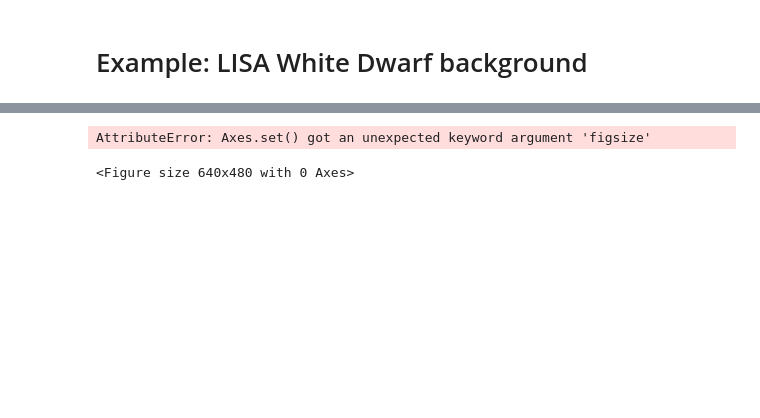
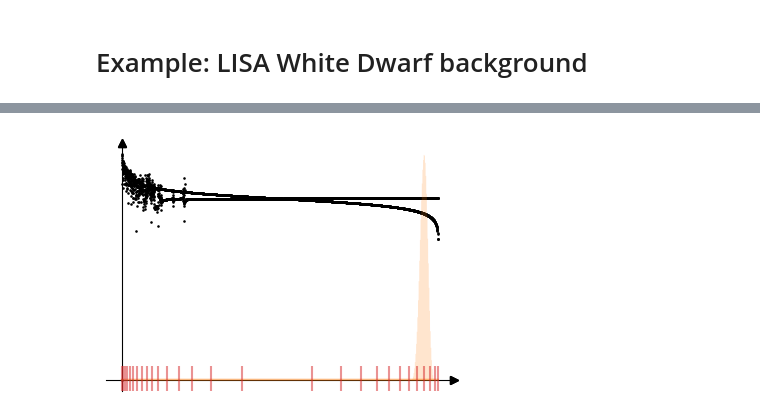
Before and after one commit to avivajpeyi/psline_psd, a Jupyter notebook: docs/examples/wdb_gw_background.ipynb, the cells around one changed output, grey strips where cells are left out. Cells and saved outputs as stored; diff of their text form; code cells hidden in the pictures; blank space fills up the shorter version.

```diff
--- a/docs/examples/wdb_gw_background.ipynb
+++ b/docs/examples/wdb_gw_background.ipynb
@@ -23,18 +55,19 @@ data.plot(x="time", y="strain");
 # %%
-from pspline_psd.sample.gibbs_pspline_simple import gibbs_pspline_simple
+from pspline_psd.sample.spline_model_sampler import sample_with_spline_model
 
-mcmc = gibbs_pspline_simple(
-    data=data.strain,
-    Ntotal=200,
-    burnin=100,
+
+
+mcmc = sample_with_spline_model(
+    data=scaled_data,
+    Ntotal=2000,
+    burnin=1000,
     degree=3,
-    eqSpacedKnots=True,
+    eqSpacedKnots=False,
     compute_psds=True,
 )
 # %%
-from pspline_psd.plotting.plot_psd import plot_psd
+from pspline_psd.plotting.plot_spline_model_and_data import plot_spline_model_and_data
 
-fig = plot_psd(data, mcmc.psd_quantiles)
+fig = plot_spline_model_and_data(mcmc.data, mcmc.psd_quantiles, knots=mcmc.knots, separarte_y_axis=True)
 # %% [output]
-AttributeError: Axes.set() got an unexpected keyword argument 'figsize'
-<Figure size 640x480 with 0 Axes>
+[figure, added]
```
Also changed, not shown: parts of 5 cells of this notebook, 23 other files.
